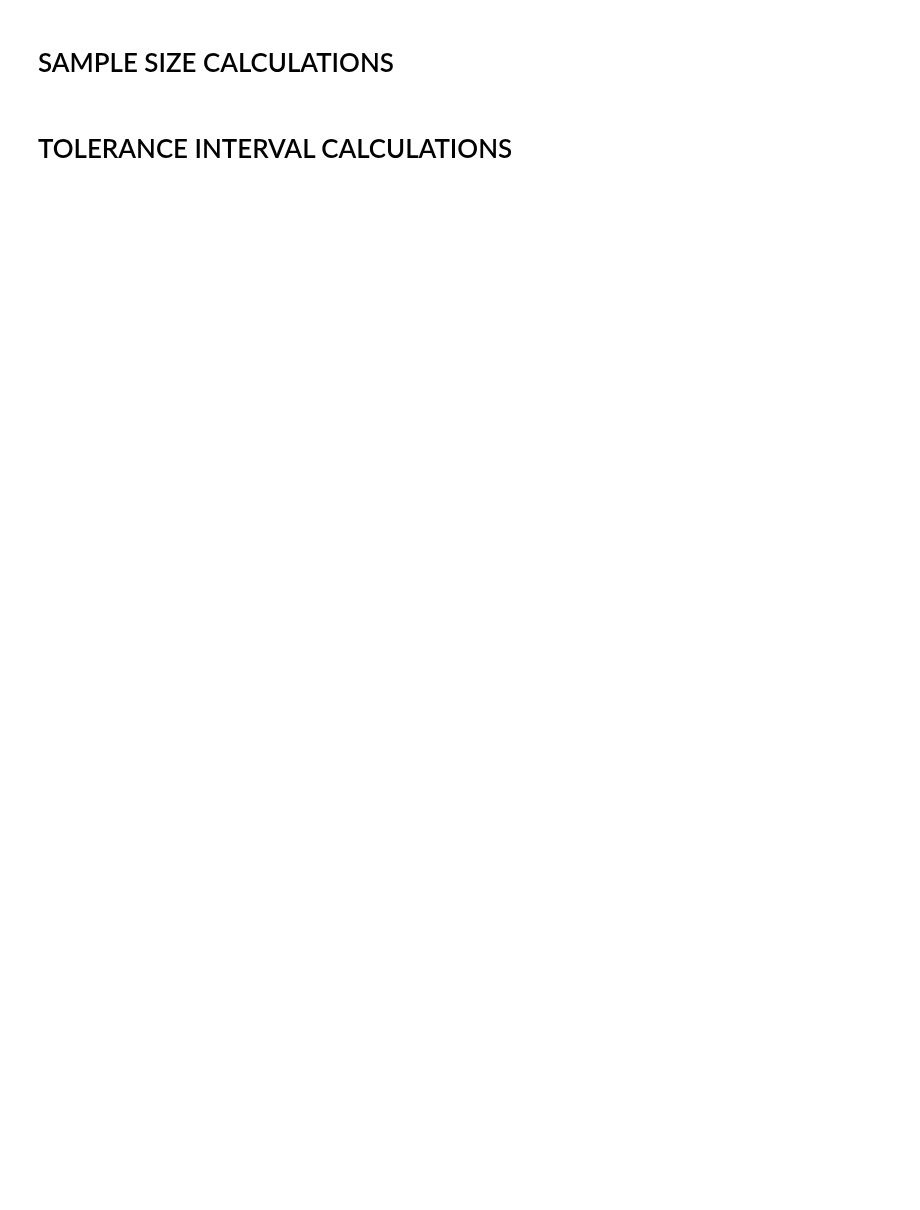
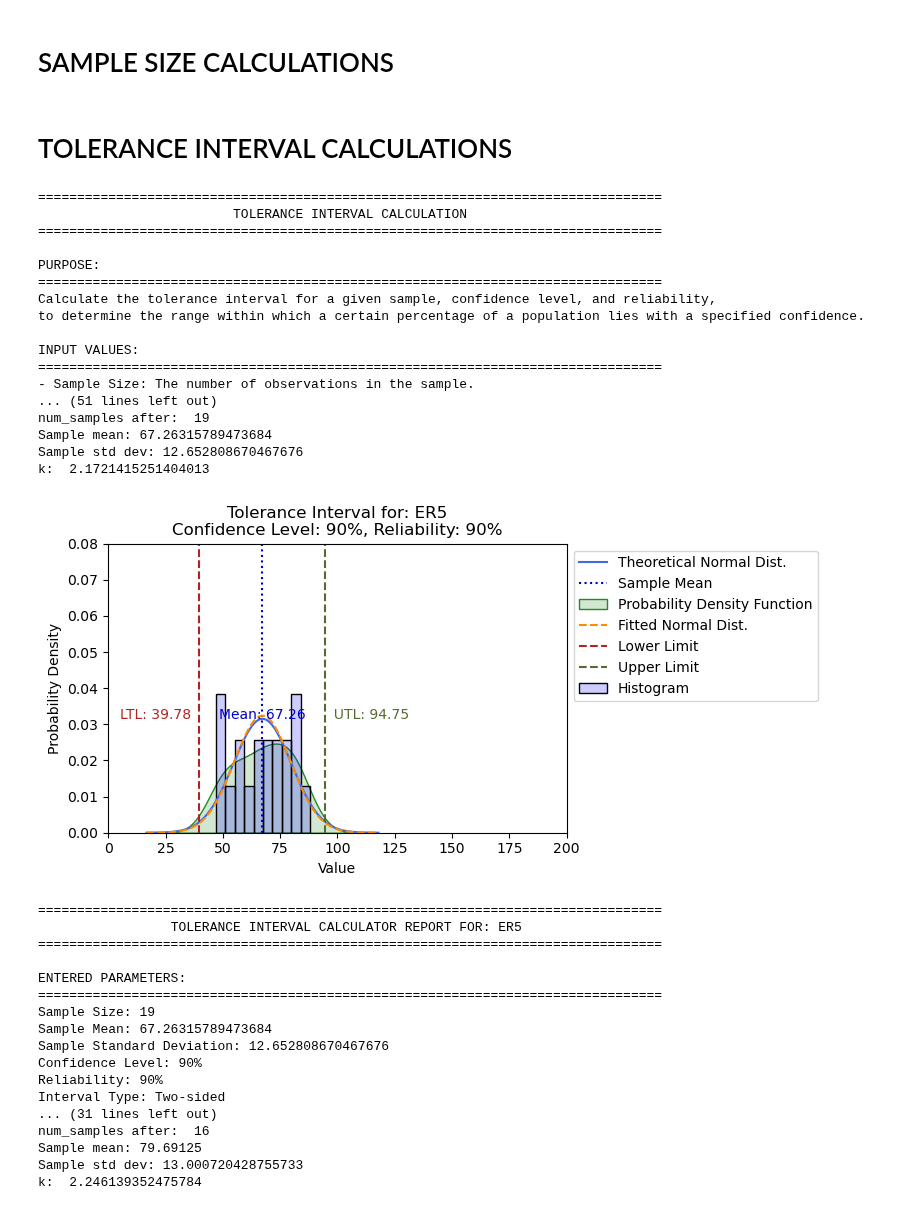
Before and after one commit to chris-stoph/Code-Repository, a Jupyter notebook: General/PROD/TOLERANCE_INTERVALS_v1.ipynb, the cells around one changed output. Drawn from its saved outputs; the diff is of its cells as text; code cells hidden in the pictures; blank space fills up the shorter version.

```diff
--- a/General/PROD/TOLERANCE_INTERVALS_v1.ipynb
+++ b/General/PROD/TOLERANCE_INTERVALS_v1.ipynb
@@ -499,13 +428,49 @@ def tolerance_interval_calculation_window():
 # %%
 # Main function
 def main():
     window = tk.Tk()
     window.title("Tolerance Interval and Sample Size Calculator")
 
     tk.Button(window, text="Open Tolerance Interval Calculator", command=tolerance_interval_calculation_window).pack(pady=10)
-    tk.Button(window, text="Open Sample Size Calculator", command=sample_size_calculation_window).pack(pady=10)
+    # tk.Button(window, text="Open Sample Size Calculator", command=sample_size_calculation_window).pack(pady=10)
 
     window.mainloop()
 
 if __name__ == "__main__":
     main()
+# %% [output]
+================================================================================
+                         TOLERANCE INTERVAL CALCULATION
+================================================================================
+
+PURPOSE:
+================================================================================
+Calculate the tolerance interval for a given sample, confidence level, and reliability,
+to determine the range within which a certain percentage of a population lies with a specified confidence.
+
+INPUT VALUES:
+================================================================================
+- Sample Size: The number of observations in the sample.
+... (51 lines left out)
+num_samples after:  19
+Sample mean: 67.26315789473684
+Sample std dev: 12.652808670467676
+k:  2.1721415251404013
+[figure, added]
+================================================================================
+                 TOLERANCE INTERVAL CALCULATOR REPORT FOR: ER5
+================================================================================
+
+ENTERED PARAMETERS:
+================================================================================
+Sample Size: 19
+Sample Mean: 67.26315789473684
+Sample Standard Deviation: 12.652808670467676
+Confidence Level: 90%
+Reliability: 90%
+Interval Type: Two-sided
+... (31 lines left out)
+num_samples after:  16
+Sample mean: 79.69125
+Sample std dev: 13.000720428755733
+k:  2.246139352475784
```
Also changed, not shown: parts of 9 cells of this notebook, 3 other files.
